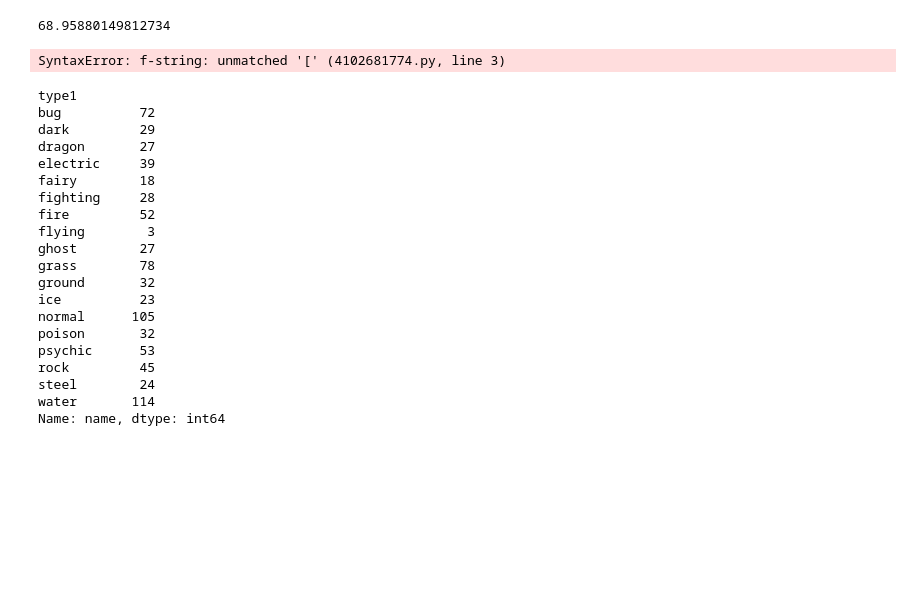
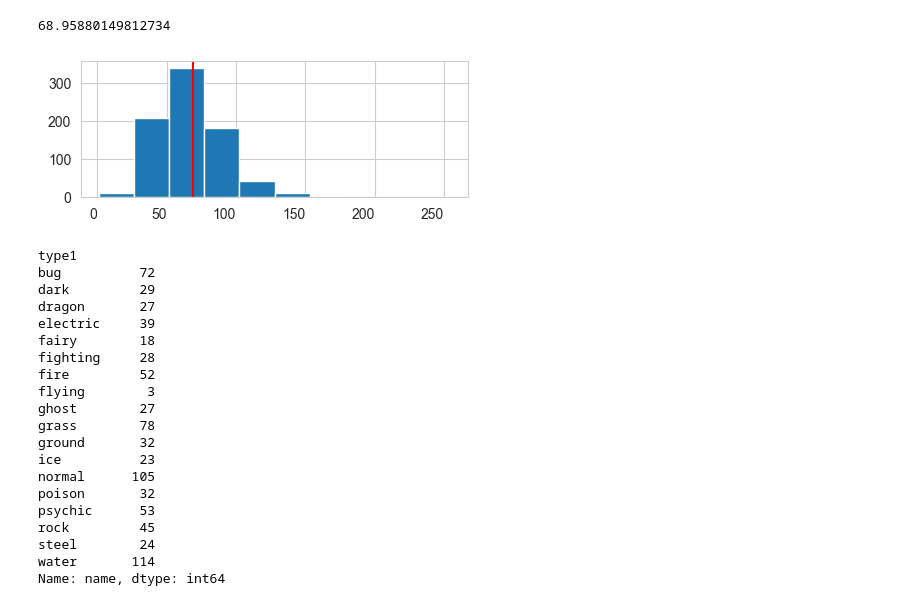
Before and after one commit to AndresF100/Projects_UNAL, a Jupyter notebook: Módulo 2/Proyecto Módulo 2.ipynb, the cells around one changed output. Saved outputs shown, nothing was run; the diff lists cells and outputs as text; code cells hidden in the pictures; blank space fills up the shorter version.

```diff
--- a/Módulo 2/Proyecto Módulo 2.ipynb
+++ b/Módulo 2/Proyecto Módulo 2.ipynb
@@ -293,15 +293,17 @@ plt.hist(datos.type1,bins=18)
 # %%
 fig, axs = plt.subplots(figsize=(5, 2))
 axs.hist(datos["hp"])
-axs.axvline([datos["hp"].mean()],color="red",label=f"mean: {round(datos["hp"].mean(),2)}")
+axs.axvline([datos["hp"].mean()],
+            color="red",
+            label="ad")
 #axs=plt.hist(datos["type1"])
 fig.autofmt_xdate(rotation=0)
 
 #axs.set_xlabel("Tipo de Pokemón")
 #axs.set_ylabel("Frecuencia")
 plt.show()
 # %% [output]
-SyntaxError: f-string: unmatched '[' (4102681774.py, line 3)
+[figure, added]
 # %%
 datos
 # %%
```
